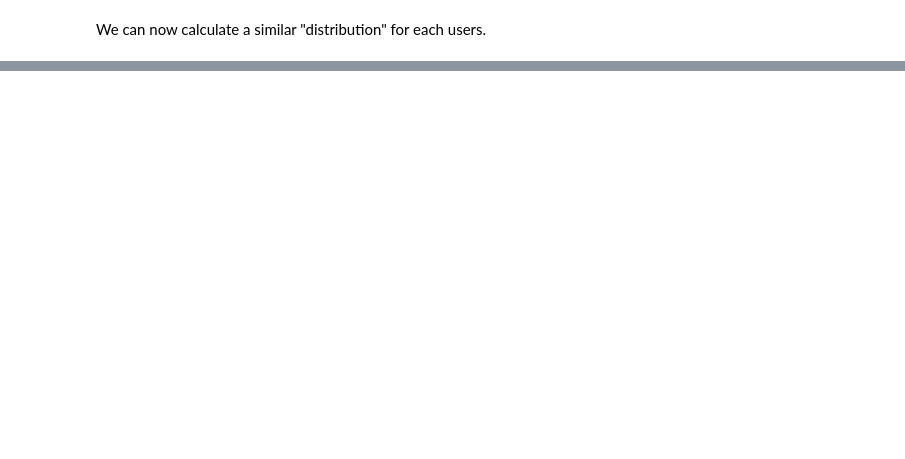
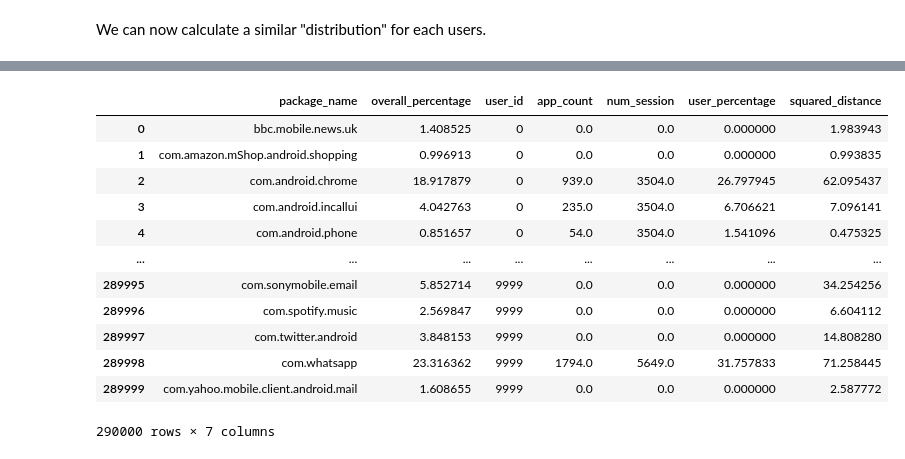
Before and after one commit to ClaraAndersen/motifs_and_competition_in_app_usage, a Jupyter notebook: N-grams.ipynb, the cells around one changed output, grey strips where cells are left out. Saved outputs shown, nothing was run; the diff lists cells and outputs as text; code cells hidden in the pictures; blank space fills up the shorter version.

```diff
--- a/N-grams.ipynb
+++ b/N-grams.ipynb
@@ -551,0 +756,2 @@ We can now calculate a similar "distribution" for each users.
+# %%
+individual_distributions=pd.read_csv("individual_frequent_app_distributions.csv")
@@ -551,0 +764,16 @@ We can now calculate a similar "distribution" for each users.
+# %%
+individual_distributions
+# %% [output]
+|  | package_name | overall_percentage | user_id | app_count | num_session | user_percentage | squared_distance |
+| 0 | bbc.mobile.news.uk | 1.408525 | 0 | 0.0 | 0.0 | 0.000000 | 1.983943 |
+| 1 | com.amazon.mShop.android.shopping | 0.996913 | 0 | 0.0 | 0.0 | 0.000000 | 0.993835 |
+| 2 | com.android.chrome | 18.917879 | 0 | 939.0 | 3504.0 | 26.797945 | 62.095437 |
+| 3 | com.android.incallui | 4.042763 | 0 | 235.0 | 3504.0 | 6.706621 | 7.096141 |
+| 4 | com.android.phone | 0.851657 | 0 | 54.0 | 3504.0 | 1.541096 | 0.475325 |
+| ... | ... | ... | ... | ... | ... | ... | ... |
+| 289995 | com.sonymobile.email | 5.852714 | 9999 | 0.0 | 0.0 | 0.000000 | 34.254256 |
+| 289996 | com.spotify.music | 2.569847 | 9999 | 0.0 | 0.0 | 0.000000 | 6.604112 |
+| 289997 | com.twitter.android | 3.848153 | 9999 | 0.0 | 0.0 | 0.000000 | 14.808280 |
+| 289998 | com.whatsapp | 23.316362 | 9999 | 1794.0 | 5649.0 | 31.757833 | 71.258445 |
+| 289999 | com.yahoo.mobile.client.android.mail | 1.608655 | 9999 | 0.0 | 0.0 | 0.000000 | 2.587772 |
+290000 rows × 7 columns
```
Also changed, not shown: parts of 74 cells of this notebook.
